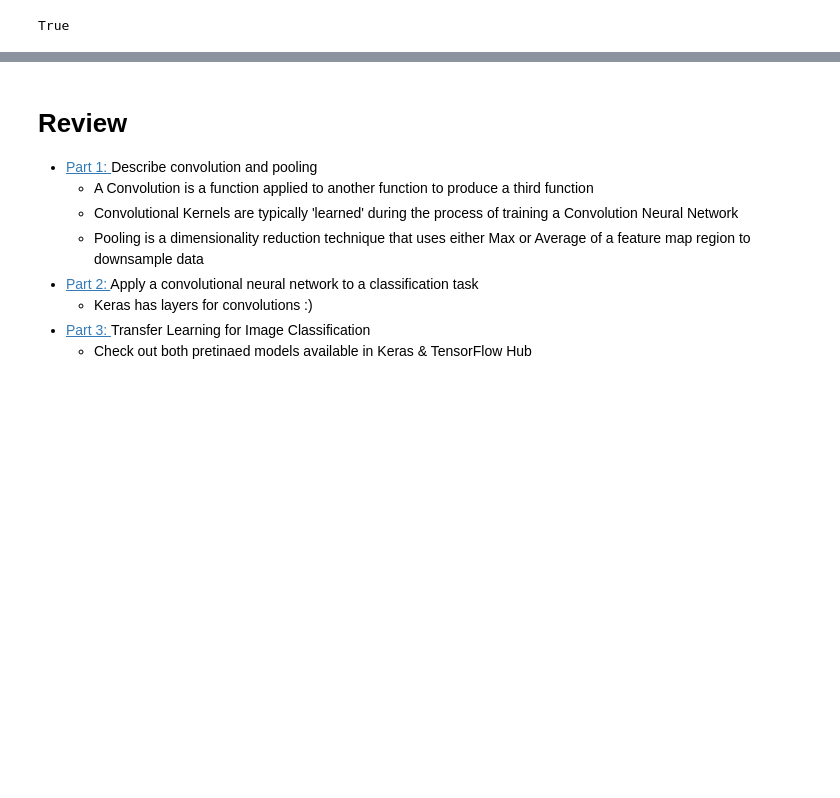
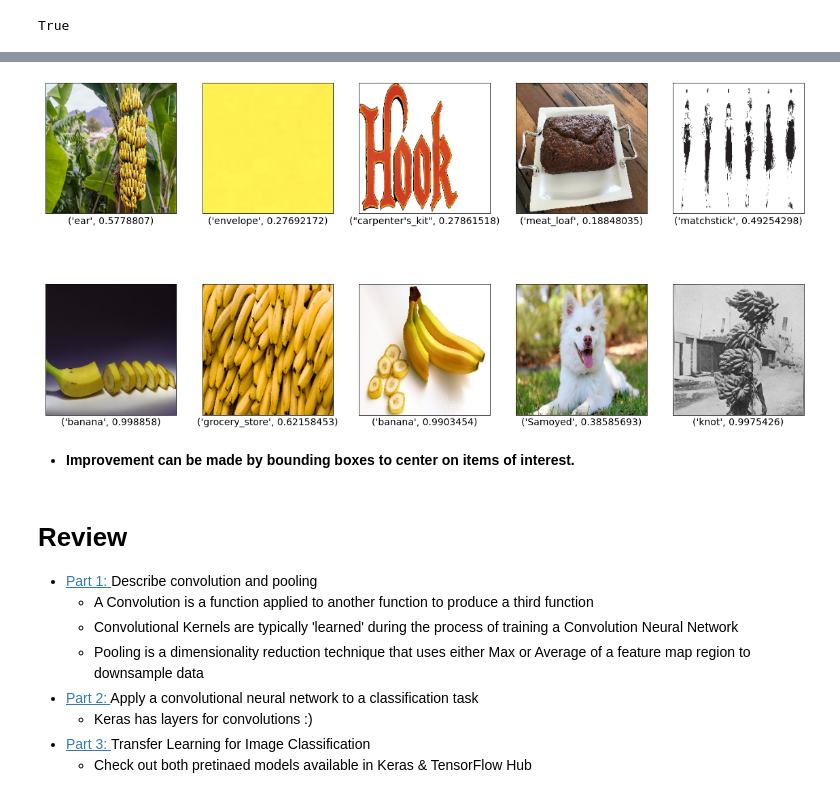
Before and after one commit to skhabiri/DS-Unit-4-Sprint-3-Deep-Learning, a Jupyter notebook: module2-convolutional-neural-networks/cnn-432.ipynb, the cells around one changed output, grey strips where cells are left out. Saved outputs shown, nothing was run; the diff lists cells and outputs as text; code cells hidden in the pictures; blank space fills up the shorter version.

```diff
--- a/module2-convolutional-neural-networks/cnn-432.ipynb
+++ b/module2-convolutional-neural-networks/cnn-432.ipynb
@@ -876,0 +880,14 @@ Notice that, while it gets it right, the confidence for the banana image is fair
+# %%
+plt.figure(figsize=(20,10))
+for i, filename in enumerate(sample_image()):
+    plt.subplot(2,5,i+1)
+    # remove the ticks
+    plt.xticks([])
+    plt.yticks([])
+    plt.grid(False)
+    pil_img = process_img_path(filename)
+    plt.imshow(pil_img)
+    pred = img_lookup(pil_img, 'banana')
+    plt.xlabel(pred[0], fontsize=14)
+plt.show()
+# %% [output]
@@ -877,3 +904,6 @@ Notice that, while it gets it right, the confidence for the banana image is fair
+[figure, added]
+# %% [markdown]
+* **Improvement can be made by bounding boxes to center on items of interest.**
 # %% [markdown]
 # Review
 
```
Also changed, not shown: parts of 18 cells of this notebook, 2 other files.
